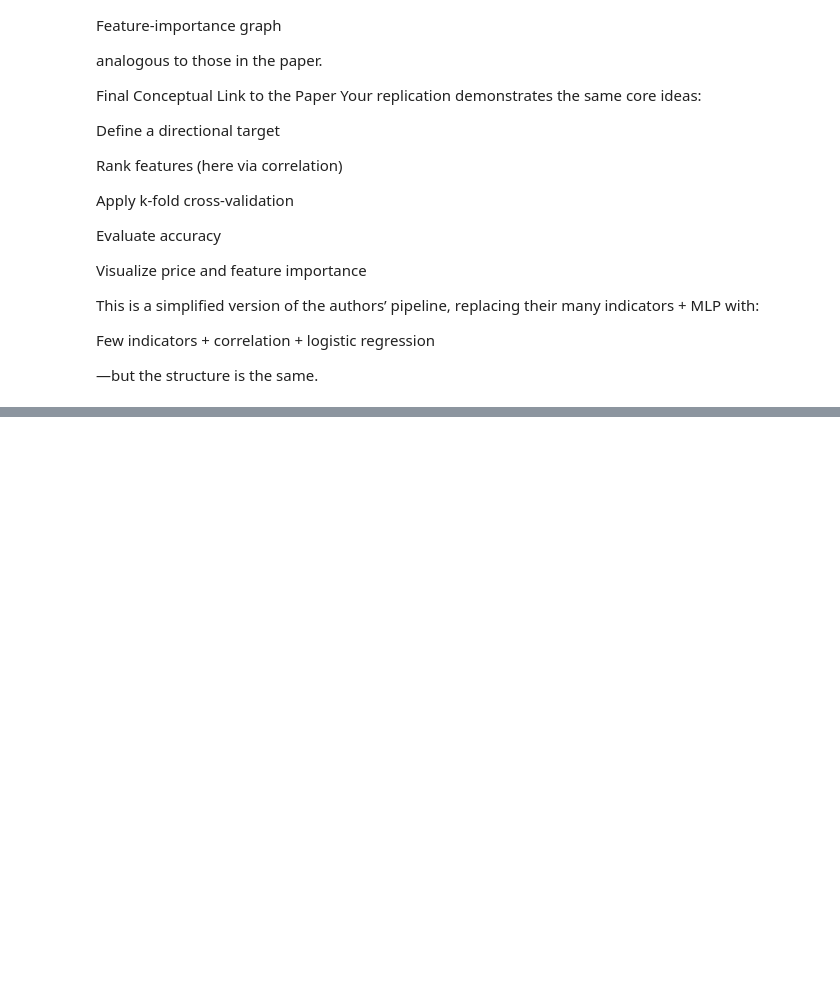
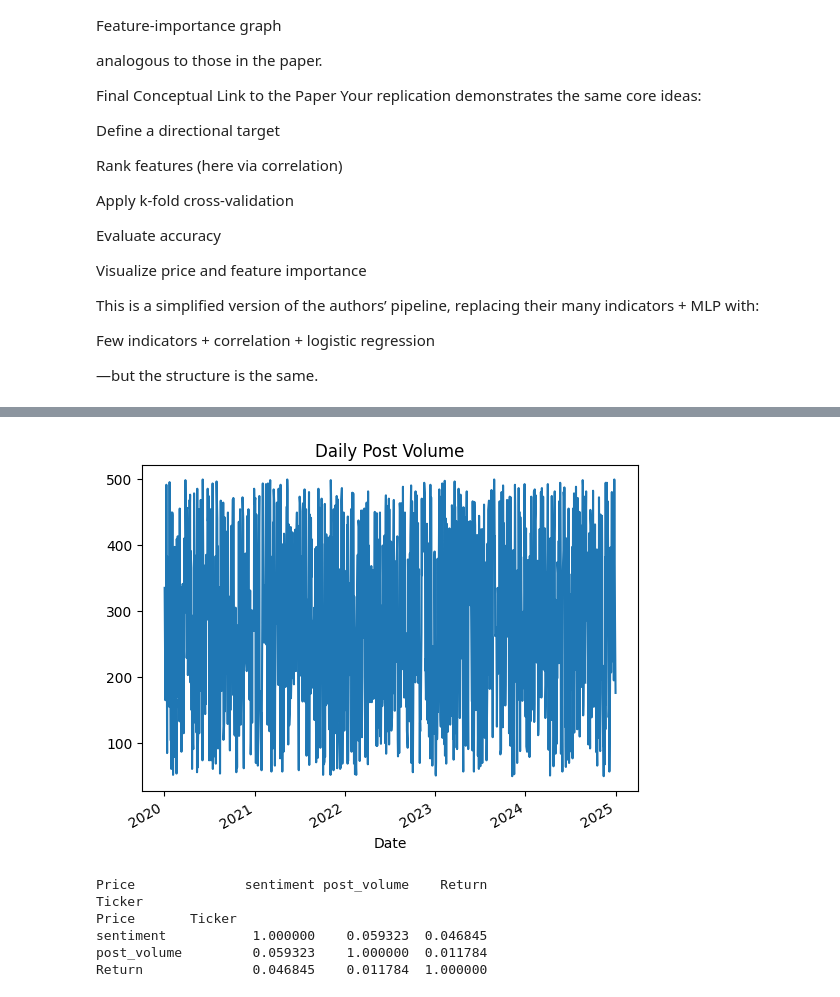
Before and after one commit to Jcoder418/MScFE600-Financial-Data-GWP1, a Jupyter notebook: MScFE600-Financial-Data-GWP1.ipynb, the cells around one changed output, grey strips where cells are left out. Saved outputs shown, nothing was run; the diff lists cells and outputs as text; code cells hidden in the pictures; blank space fills up the shorter version.

```diff
--- a/MScFE600-Financial-Data-GWP1.ipynb
+++ b/MScFE600-Financial-Data-GWP1.ipynb
@@ -708,0 +990,14 @@ Few indicators + correlation + logistic regression
+# %%
+df["post_volume"].plot(title="Daily Post Volume")
+plt.show()
+# %% [output]
+[figure, added]
+# %%
+print(df[["sentiment", "post_volume", "Return"]].corr())
+# %% [output]
+Price              sentiment post_volume    Return
+Ticker
+Price       Ticker
+sentiment           1.000000    0.059323  0.046845
+post_volume         0.059323    1.000000  0.011784
+Return              0.046845    0.011784  1.000000
```
Also changed, not shown: parts of 7 cells of this notebook, 1 other file.
